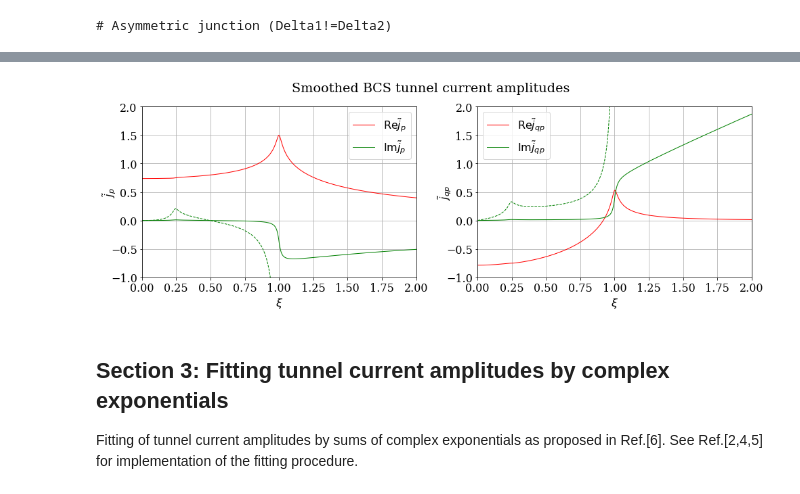
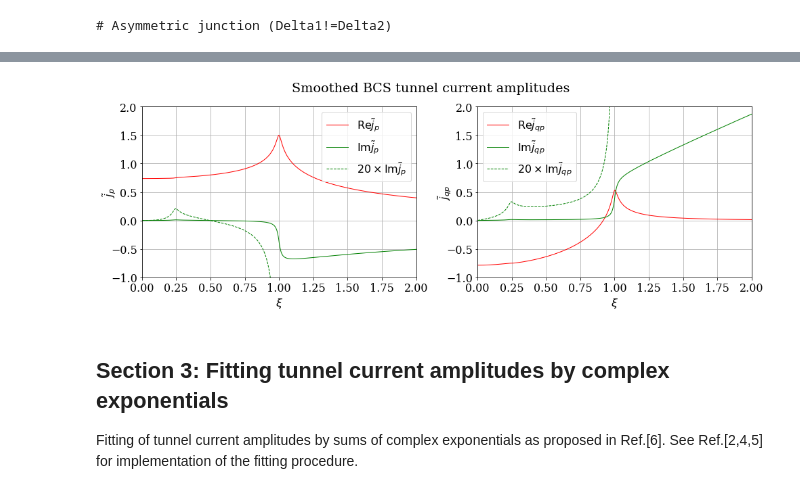
Before and after one commit to drgulevich/mitmojco, a Jupyter notebook: amplitudes.ipynb, the cells around one changed output, grey strips where cells are left out. Cells and saved outputs as stored; diff of their text form; code cells hidden in the pictures.

```diff
--- a/amplitudes.ipynb
+++ b/amplitudes.ipynb
@@ -138,38 +140,38 @@ fig.suptitle("Smoothed BCS tunnel current amplitudes")
 lw=1
 ax[0].plot(x,Jpair_data.real, color='r', lw=lw, label=r'${\rm Re} \tilde{j}_p$')
 ax[0].plot(x,Jpair_data.imag, color='g',lw=lw, label=r'${\rm Im} \tilde{j}_p$')
-ax[0].plot(x,20*Jpair_data.imag, color='g',lw=lw,ls='dashed')
+ax[0].plot(x,20*Jpair_data.imag, color='g',lw=lw,ls='dashed',label=r'$20\times{\rm Im} \tilde{j}_p$')
 ax[1].plot(x,Jqp_data.real, color='r',lw=lw, label=r'${\rm Re} \tilde{j}_{qp}$')
 ax[1].plot(x,Jqp_data.imag, color='g',lw=lw, label=r'${\rm Im} \tilde{j}_{qp}$')
-ax[1].plot(x,20*Jqp_data.imag, color='g',lw=lw,ls='dashed')
+ax[1].plot(x,20*Jqp_data.imag, color='g',lw=lw,ls='dashed',label=r'$20\times{\rm Im} \tilde{j}_{qp}$')
 
 # s=3
 # ax[0].scatter(x,Jpair_data.real, color='k', s=s)
 # ax[0].scatter(x,Jpair_data.imag, color='k',s=s)
 # ax[0].scatter(x,20*Jpair_data.imag, color='k',s=s)
 # ax[1].scatter(x,Jqp_data.real, color='k',s=s)
 # ax[1].scatter(x,Jqp_data.imag, color='k',s=s)
 # ax[1].scatter(x,20*Jqp_data.imag, color='k',s=s)
 
 ax[0].set_xlabel(r'$\xi$')
 ax[0].set_ylabel(r'$\tilde{j}_p$',labelpad=-10)
 ax[0].set_xlim([0,2])
 ax[0].set_ylim([-1,2])
 
 ax[1].set_xlabel(r'$\xi$')
 ax[1].set_ylabel(r'$\tilde{j}_{qp}$',labelpad=-10)
 ax[1].set_xlim([0,2])
 ax[1].set_ylim([-1,2])
 
 ax[0].grid()
 ax[1].grid()
 ax[0].legend()
 ax[1].legend()
 
 plt.tight_layout()
 fig.subplots_adjust(top=0.88) # suptitle fix after tight_layout() call
 # %% [output]
-[figure, old version]
+[figure, new version]
 # %% [markdown]
 ## Section 3: Fitting tunnel current amplitudes by complex exponentials
 
```
Also changed, not shown: parts of 6 cells of this notebook.
